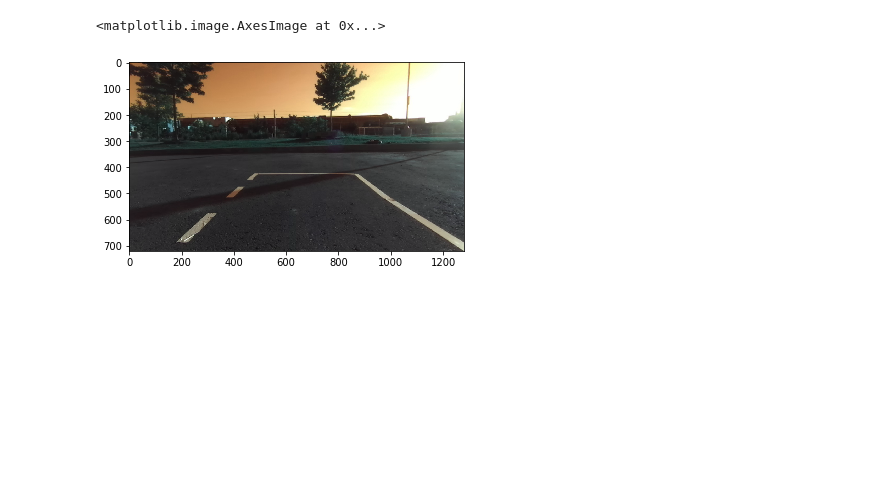
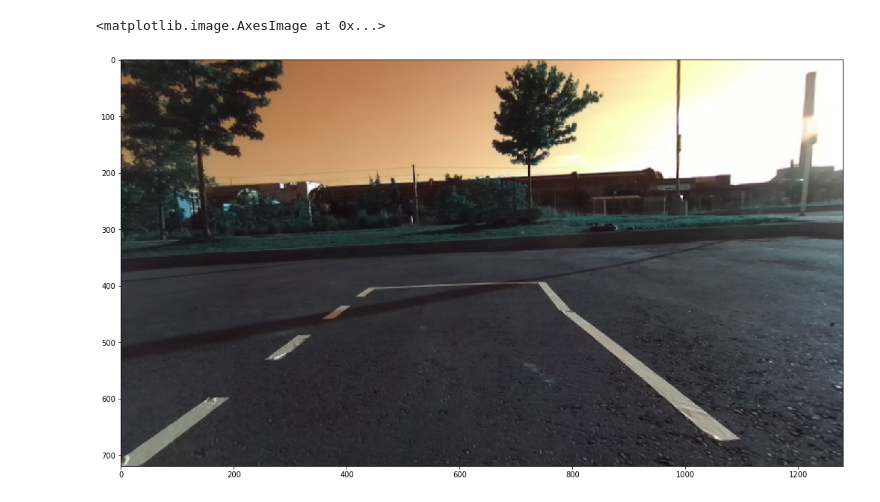
Before and after one commit to UWRobotRacing/RR-Hummingbot-Software, a Jupyter notebook: rr_computer_vision/scripts/Lane-Detection-Test-Single-Image.ipynb, the cells around one changed output. Cells and saved outputs as stored; diff of their text form; code cells hidden in the pictures; blank space fills up the shorter version.

```diff
--- a/rr_computer_vision/scripts/Lane-Detection-Test-Single-Image.ipynb
+++ b/rr_computer_vision/scripts/Lane-Detection-Test-Single-Image.ipynb
@@ -1,15 +1,17 @@
 # %%
 import cv2
 import numpy as np
 import matplotlib.pyplot as plt
+import timeit
+plt.rcParams['figure.figsize'] = [18, 10]
 
-img_bgr = cv2.imread("Lanes/Urban_Race/urban_sunny3.jpg")
+img_bgr = cv2.imread("../images/lane_detection/urban_road/original.jpg")
 img_hsv = cv2.cvtColor(img_bgr, cv2.COLOR_BGR2HSV)
 
 plt.imshow(img_bgr)
 # %% [output]
 <matplotlib.image.AxesImage at 0x...>
-[figure, old version]
+[figure, new version]
 # %%
 (channel_h, channel_s, channel_v) = cv2.split(img_hsv)
 adaptive_thres = cv2.adaptiveThreshold(channel_v, 255,
```
Also changed, not shown: parts of 10 cells of this notebook, 10 other files.
